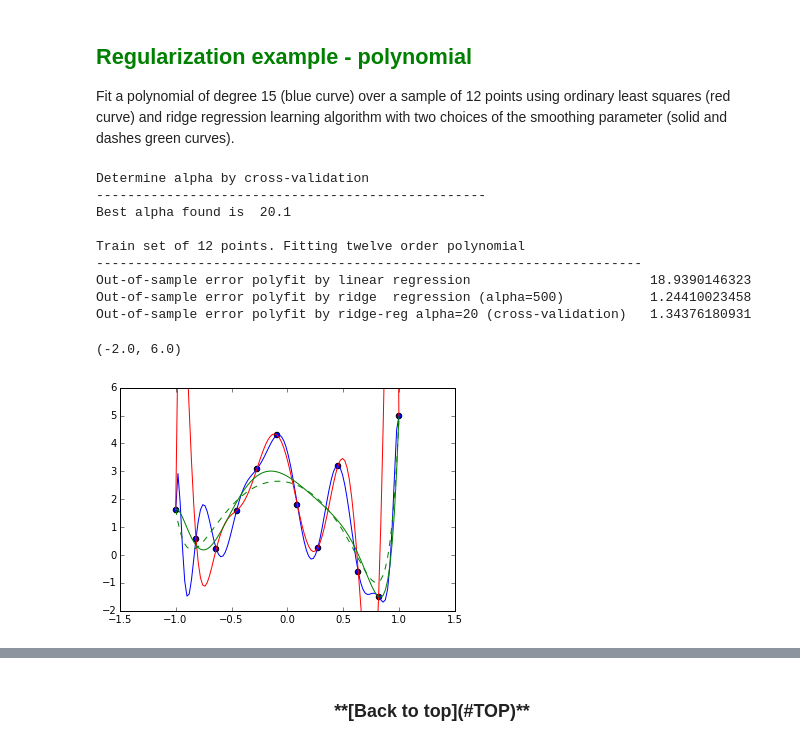
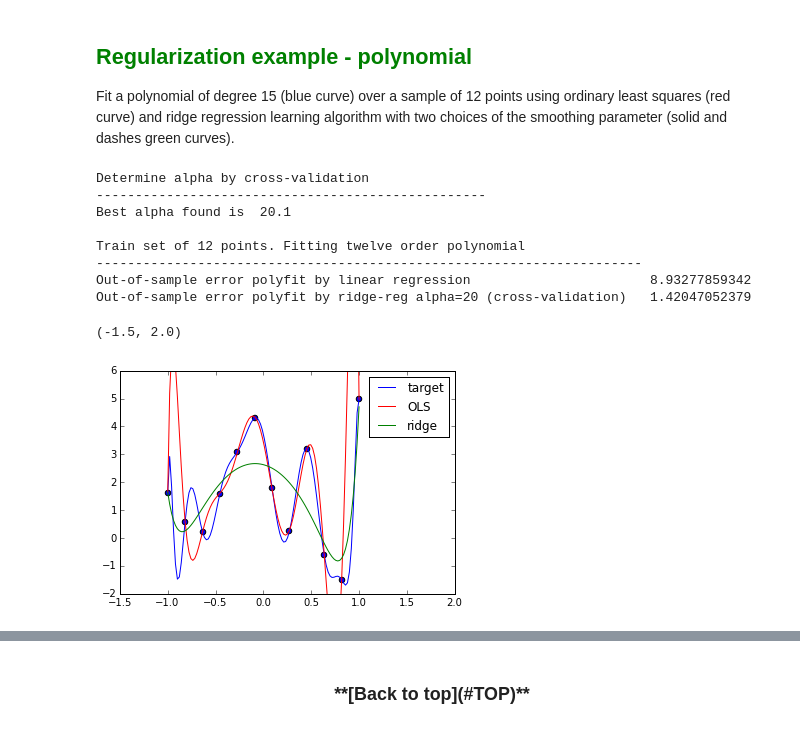
Before and after one commit to srippa/learning_from_data, a Jupyter notebook: C01_learning_from_data_introduction.ipynb, the cells around one changed output, grey strips where cells are left out. Cells and saved outputs as stored; diff of their text form; code cells hidden in the pictures.

```diff
--- a/C01_learning_from_data_introduction.ipynb
+++ b/C01_learning_from_data_introduction.ipynb
@@ -889,7 +895,7 @@ def outError1(target,est,deg):
 #==========================================================================
 xtrain = np.linspace(-1, 1, 12)
 ytrain = poly15(xsampled)
-deg    = 12
+deg    = 10
 X      = createTrainingSet(deg,xtrain)
 
 #==========================================================================
@@ -900,13 +906,6 @@ X      = createTrainingSet(deg,xtrain)
 #--------------------------------------------
 est_lin   = LinearRegression(fit_intercept=False)
 est_lin.fit(X,ytrain)
-
-#--------------------------------------------
-# Fit with ridge regressor
-#--------------------------------------------
-est_ridge = Ridge(fit_intercept=False)
-lamda = 500.
-est_ridge.fit(X,ytrain,lamda)
 
 
 #--------------------------------------------
@@ -929,48 +928,44 @@ est_ridge_auto.fit(X,ytrain,grid.best_estimator_.alpha)
 print '\nTrain set of 12 points. Fitting twelve order polynomial\n',70*'-'
 print 'Out-of-sample error polyfit by linear regression                      ',\
        outError1(poly15,est_lin,deg)
-print 'Out-of-sample error polyfit by ridge  regression (alpha=500)          ',\
-       outError1(poly15,est_ridge,deg)
 print 'Out-of-sample error polyfit by ridge-reg alpha=20 (cross-validation)  ',\
        outError1(poly15,est_ridge_auto,deg)
 
 
 #==========================================================================
 # Plot all
 #==========================================================================
 xp = np.linspace(-1, 1, 100)
 yp = poly15(xp)
-plt.plot(xp,poly15(xp))                                 # Plot target function
+plt.plot(xp,poly15(xp),label="target")                                 # Plot target function
 
 plt.scatter(xsampled,ytrain,c='b',marker='o',s=30)    # Plot training set
 
 
 yfit_lin = []
 for xx in xp:
     yfit_lin.append(est_lin.predict([np.power(xx,i) for i in xrange(deg+1)]))
-plt.plot(xp,yfit_lin,'r')
+plt.plot(xp,yfit_lin,'r',label="OLS")
 
-yfit_ridge = []
-for xx in xp:
-    yfit_ridge.append(est_ridge.predict([np.power(xx,i) for i in xrange(deg+1)]))
-plt.plot(xp,yfit_ridge,'g')
 
 yfit_ridge_auto = []
 for xx in xp:
     yfit_ridge_auto.append(est_ridge_auto.predict([np.power(xx,i) for i in xrange(deg+1)]))
-plt.plot(xp,yfit_ridge_auto,'g--')
+plt.plot(xp,yfit_ridge_auto,'g',label="ridge")
+
+plt.legend()
 
 
 plt.ylim([-2.,6.])
+plt.xlim([-1.5,2.])
 # %% [output]
 Determine alpha by cross-validation
 --------------------------------------------------
 Best alpha found is  20.1
 
 Train set of 12 points. Fitting twelve order polynomial
 ----------------------------------------------------------------------
-Out-of-sample error polyfit by linear regression                       18.9390146323
-Out-of-sample error polyfit by ridge  regression (alpha=500)           1.24410023458
-Out-of-sample error polyfit by ridge-reg alpha=20 (cross-validation)   1.34376180931
+Out-of-sample error polyfit by linear regression                       8.93277859342
+Out-of-sample error polyfit by ridge-reg alpha=20 (cross-validation)   1.42047052379
-(-2.0, 6.0)
+(-1.5, 2.0)
-[figure, old version]
+[figure, new version]
```
Also changed, not shown: parts of 12 cells of this notebook, 1 other file.
